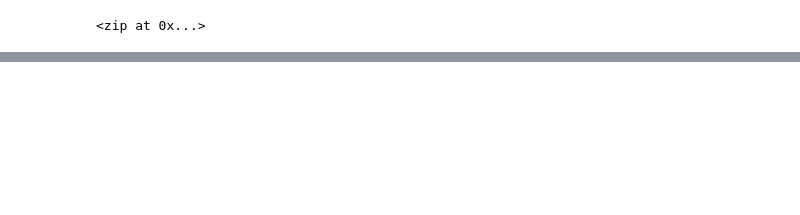
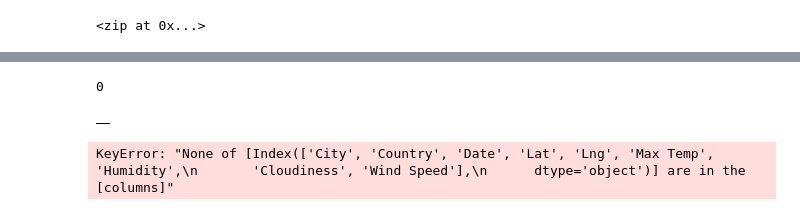
Before and after one commit to luisnewmanh/World_Weather_Analysis-Backup, a Jupyter notebook: WeatherPy.ipynb, the cells around one changed output, grey strips where cells are left out. Cells and saved outputs as stored; diff of their text form; code cells hidden in the pictures; blank space fills up the shorter version.

Commit message:
Dataframe cities

```diff
--- a/WeatherPy.ipynb
+++ b/WeatherPy.ipynb
@@ -35,0 +45,3 @@ print(len(countries))
+# %%
+# Starting URL for Weather Map API Call.
+url = "http://api.openweathermap.org/data/2.5/weather?units=Imperial&APPID=" + weather_api_key
@@ -35,0 +61,15 @@ print(len(countries))
+# %%
+# Loop through all the cities in our list.
+for i in range(len(cities)):
+    # Group cities in sets of 50 for logging purposes.
+    if (i % 50 == 0 and i >= 50):
+        set_count += 1
+        record_count = 1
+    # Create endpoint URL with each city.
+    city=cities[i]
+    city_link=city.replace(' ','+') #concatenates the city to complete the link
+    city_url = url + "&q=" + city_link
+    # Log the URL, record, and set numbers and the city.
+    print(f"Processing Record {record_count} of Set {set_count} | {city}")
+    # Add 1 to the record count.
+    record_count += 1
@@ -35,0 +94,17 @@ print(len(countries))
+# %%
+# Create counters.
+record_count = 1
+set_count = 1
+# Loop through all the cities in the list. With enumerate you get index and element at the same time!!!
+for i, city in enumerate(cities):
+    # Group cities in sets of 50 for logging purposes.
+    if (i % 50 == 0 and i >= 50):
+        set_count += 1
+        record_count = 1
+    # Create endpoint URL with each city.
+    city_url = url + "&q=" + city.replace(" ","+")
+
+    # Log the URL, record, and set numbers and the city.
+    print(f"Processing Record {record_count} of Set {set_count} | {city}")
+    # Add 1 to the record count.
+    record_count += 1
@@ -35,0 +200,17 @@ print(len(countries))
+# %%
+print(len(city_data))
+# %% [output]
+0
+# %%
+# Convert the array of dictionaries to a Pandas DataFrame.
+city_data_df = pd.DataFrame(city_data)
+city_data_df.head(10)
+# %% [output]
+|  |
+# %%
+# Rearrange columns
+#City, Country, Date, Lat, Lng, Max Temp, Humidity, Cloudiness, and Wind Speed
+new_city_data_df = city_data_df[["City","Country","Date","Lat","Lng","Max Temp","Humidity","Cloudiness","Wind Speed"]]
+new_city_data_df(10)
+# %% [output]
+KeyError: "None of [Index(['City', 'Country', 'Date', 'Lat', 'Lng', 'Max Temp', 'Humidity',\n       'Cloudiness', 'Wind Speed'],\n      dtype='object')] are in the [columns]"
```
Also changed, not shown: parts of 8 cells of this notebook, 2 other files.
